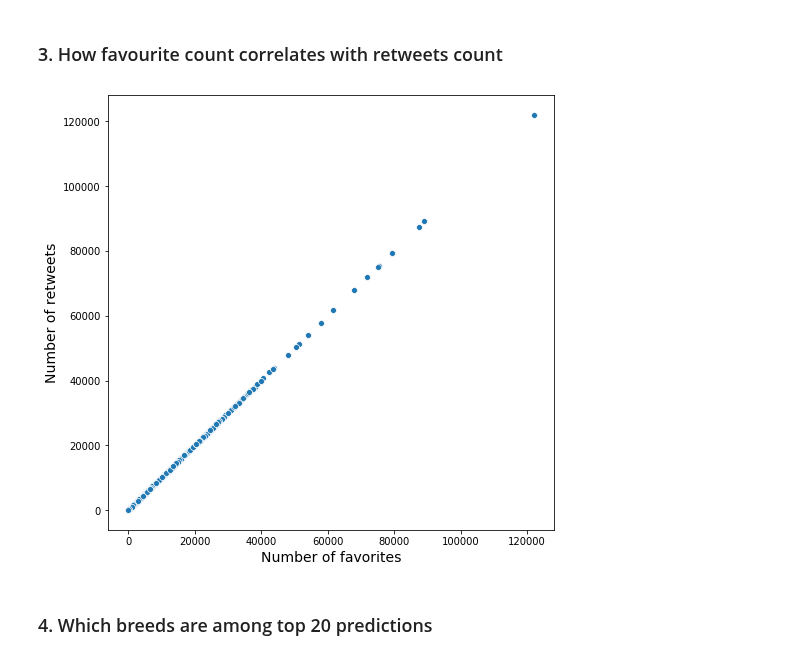
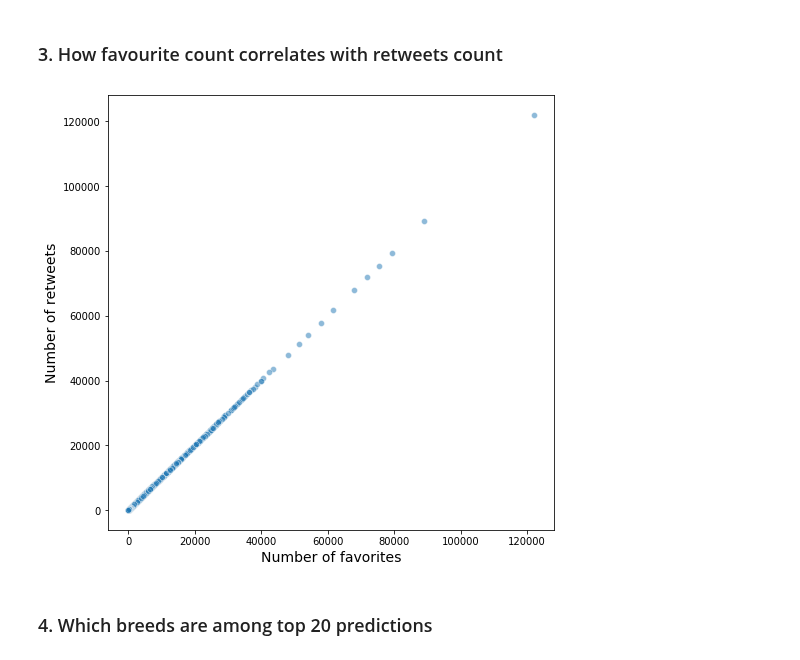
Before and after one commit to hamidkhbl/Twitter_account_data_analysis, a Jupyter notebook: wrangle_act.ipynb, the cells around one changed output. Cells and saved outputs as stored; diff of their text form; code cells hidden in the pictures.

```diff
--- a/wrangle_act.ipynb
+++ b/wrangle_act.ipynb
@@ -913,3 +914,5 @@ memory usage: 201.7+ KB
+# %%
+df = df.query('is_first_prediction_dog == True')
 # %% [markdown]
 ______________________________________
 # %% [markdown]
@@ -960,13 +963,13 @@ plot.figure.savefig("FavoriteScore.png")
 ### 3. How favourite count correlates with retweets count
 # %%
 plt.figure(figsize=(8, 8))
-plot = sns.scatterplot(df.favorite_count, df.favorite_count);
+plot = sns.scatterplot(df.favorite_count, df.favorite_count, alpha=0.5);
 plt.ylabel("Number of retweets",fontsize=14);
 plt.xlabel("Number of favorites",fontsize=14);
 plt.title("",fontsize = 16);
 plot.figure.savefig("RetweetFavorite.png")
 # %% [output]
-[figure, old version]
+[figure, new version]
 # %% [markdown]
 ### 4. Which breeds are among top 20 predictions
 # %%
```
Also changed, not shown: parts of 16 cells of this notebook, 5 other files.
